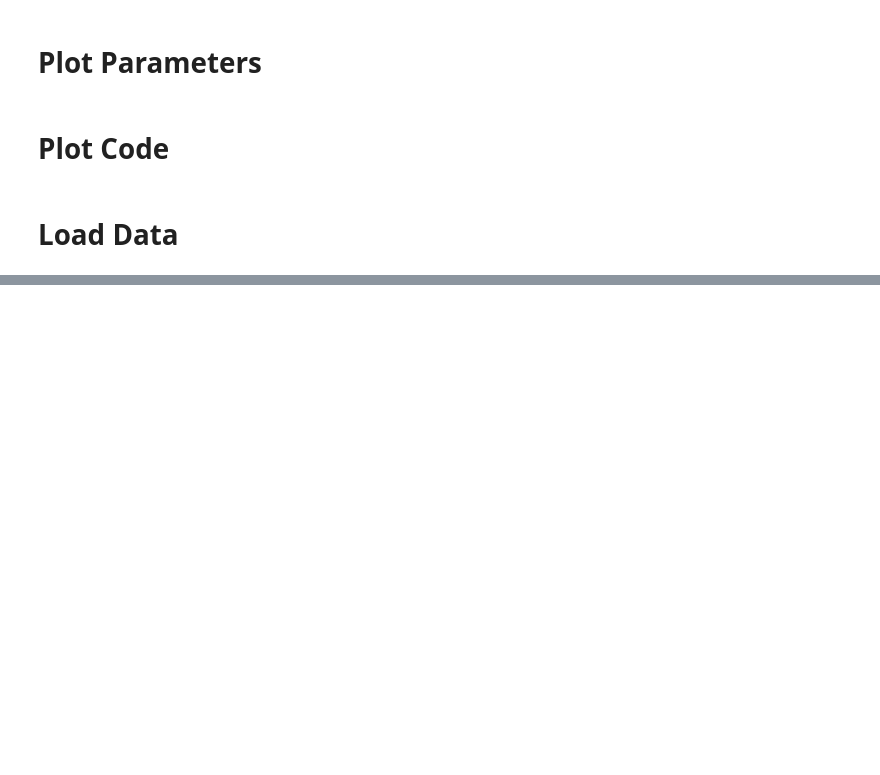
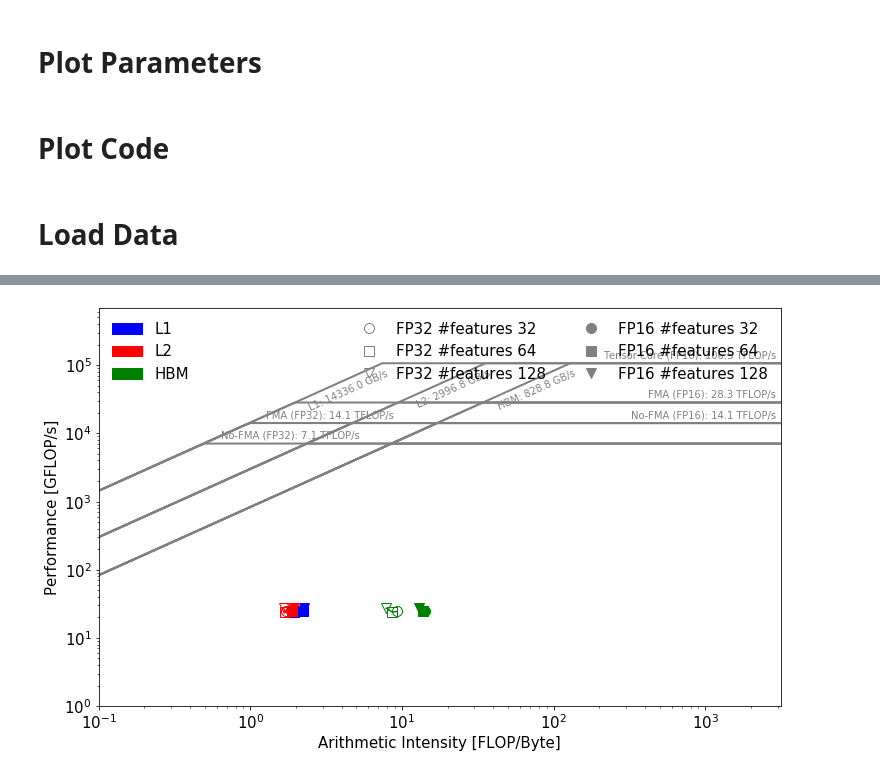
Before and after one commit to cyanguwa/DeepLearningProfiling, a Jupyter notebook: Basic-Kernels/analysis/rnn1d-tf2-noxla/roofline_plot.ipynb, the cells around one changed output, grey strips where cells are left out. Saved outputs shown, nothing was run; the diff lists cells and outputs as text; code cells hidden in the pictures; blank space fills up the shorter version.

```diff
--- a/Basic-Kernels/analysis/rnn1d-tf2-noxla/roofline_plot.ipynb
+++ b/Basic-Kernels/analysis/rnn1d-tf2-noxla/roofline_plot.ipynb
@@ -286,41 +277,37 @@ for idx,feature in enumerate(features):
 # %%
-#plot vs kernel size
-directory= outputdir + "kernel_size"
+#plot vs num filters
+directory= outputdir + "features"
 try:
     os.stat(directory)
 except:
     os.mkdir(directory)
 
-features = list(combineddf[["Network Name", "Input Shape", "Batch Size", "Stride Size", "Pass", "Kernel Shape"]].apply(lambda x: (x["Network Name"], \
-                                                                                          x["Input Shape"], \
-                                                                                          x["Batch Size"], \
-                                                                                          x["Stride Size"], \
-                                                                                          x["Pass"], \
-                                                                                          x["Kernel Shape"].split("x")[-1], \
-                                                                                          "x".join(x["Kernel Shape"].split("x")[:-1])), axis=1).unique())
 
+features = list(combineddf[["Batch Size", "Time Steps", "Hidden Size", "Pass"]].apply(lambda x: (x["Batch Size"], \
+                                                                                          x["Time Steps"], \
+                                                                                          x["Hidden Size"], \
+                                                                                          x["Pass"]), axis=1).unique())
 #do the plotting
 for idx,feature in enumerate(features):
 
     #project the data
-    selectdf = combineddf[ (combineddf[ "Network Name" ] == feature[0]) & \
-                           (combineddf[ "Input Shape" ] == feature[1]) & \
-                           (combineddf[ "Batch Size" ] == feature[2]) & \
-                           (combineddf[ "Stride Size" ] == feature[3]) & \
-                           (combineddf[ "Pass" ] == feature[4])].copy()
-    selectdf[ "Num Filters" ] = selectdf["Kernel Shape"].str.split("x").apply(lambda x: int(x[-1]))
-    selectdf[ "Kernel Size" ] = selectdf["Kernel Shape"].str.split("x").apply(lambda x: "x".join(x[:-2]))
-    selectdf = selectdf[ selectdf["Num Filters"] == int(feature[5]) ]
+    selectdf = combineddf[ (combineddf[ "Batch Size" ] == feature[0]) & \
+                           (combineddf[ "Time Steps" ] == feature[1]) & \
+                           (combineddf[ "Hidden Size" ] == feature[2]) & \
+                           (combineddf[ "Pass" ] == feature[3]) ].copy()
 
     #sort data
-    selectdf.sort_values("Kernel Size", ascending=True, inplace=True)
+    selectdf.sort_values("Features", ascending=True, inplace=True)
 
-    if len(selectdf["Kernel Shape"].unique()) == 1:
+    if len(selectdf["Features"].unique()) == 1:
         continue
 
     #label
-    plot_label = 'V100, tf.nn.conv2d, '+feature[0].split("-")[0]+', '+feature[1]+', '+feature[5]+', '+str(feature[2])+', '+str(feature[3])+', '+feature[4]
+    plot_label = 'V100, tf.nn.lstm, '+str(feature[0])+', '+str(feature[1])+', '+str(feature[2])+', '+str(feature[3])
     plot_file = os.path.join(directory, plot_label.replace(", ","_"))
     plot_label = None
-    plot_data(plot_file, plot_label, "Kernel Size", "kernel size", selectdf)
+    #display(selectdf)
+    plot_data(plot_file, plot_label, "Features", "#features", selectdf)
+# %% [output]
+[figure, added]
 # %%
```
Also changed, not shown: parts of 4 cells of this notebook, 2 other files.
